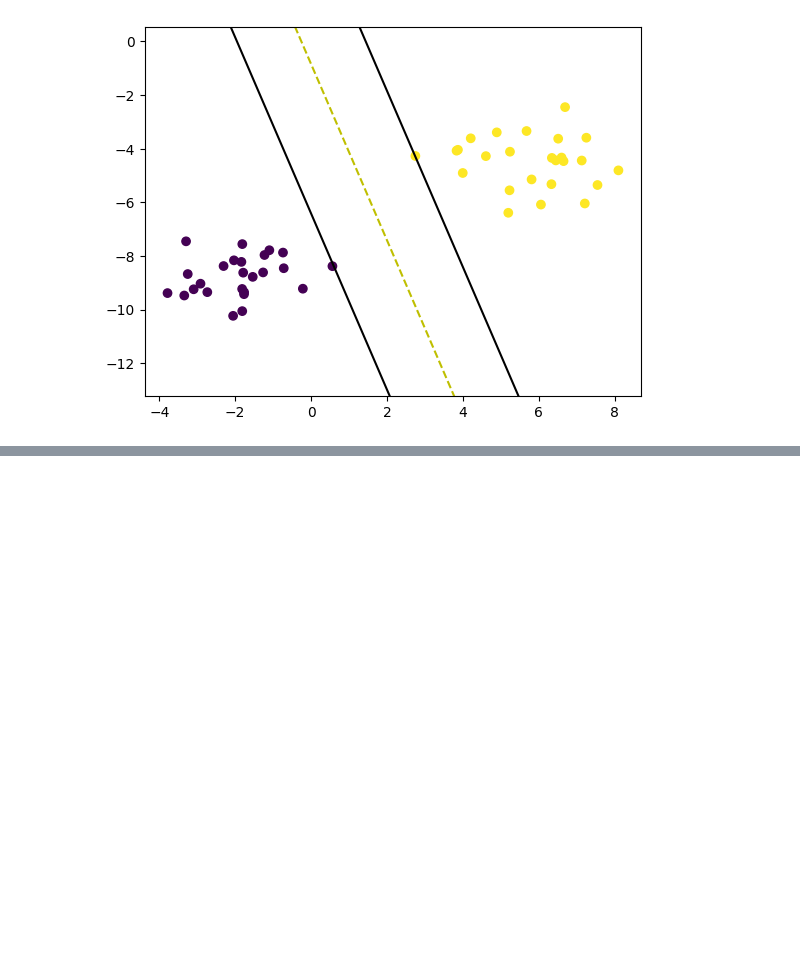
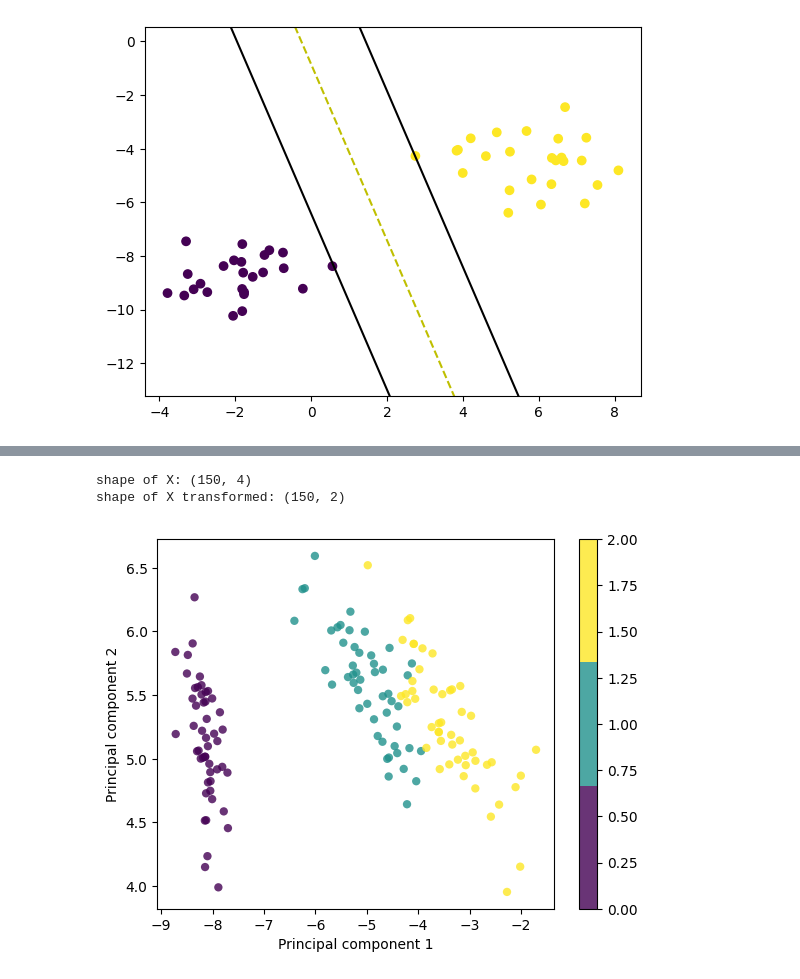
Before and after one commit to ShakerFayez/ML-Algorithms-From-Scratch, a Jupyter notebook: test.ipynb, the cells around one changed output, grey strips where cells are left out. Saved outputs shown, nothing was run; the diff lists cells and outputs as text; code cells hidden in the pictures; blank space fills up the shorter version.

Commit message:
Added PCA with a test case

```diff
--- a/test.ipynb
+++ b/test.ipynb
@@ -179,0 +180,26 @@ print(accuracy)
+# %%
+# PCA test
+from pca import PCA
+
+data = load_iris()
+X = data.data
+y = data.target
+
+pca = PCA(n_components=2)
+pca.fit(X)
+X_projected = pca.transform(X)
+
+print(f'shape of X: {X.shape}')
+print(f'shape of X transformed: {X_projected.shape}')
+x1 = X_projected[:, 0]
+x2 = X_projected[:, 1]
+
+plt.scatter(x1, x2, c=y, edgecolors='none', alpha=0.8, cmap=plt.get_cmap('viridis', 3))
+plt.xlabel('Principal component 1')
+plt.ylabel('Principal component 2')
+plt.colorbar()
+plt.show()
+# %% [output]
+shape of X: (150, 4)
+shape of X transformed: (150, 2)
+[figure, added]
```
Also changed, not shown: parts of 2 cells of this notebook, 1 other file.
